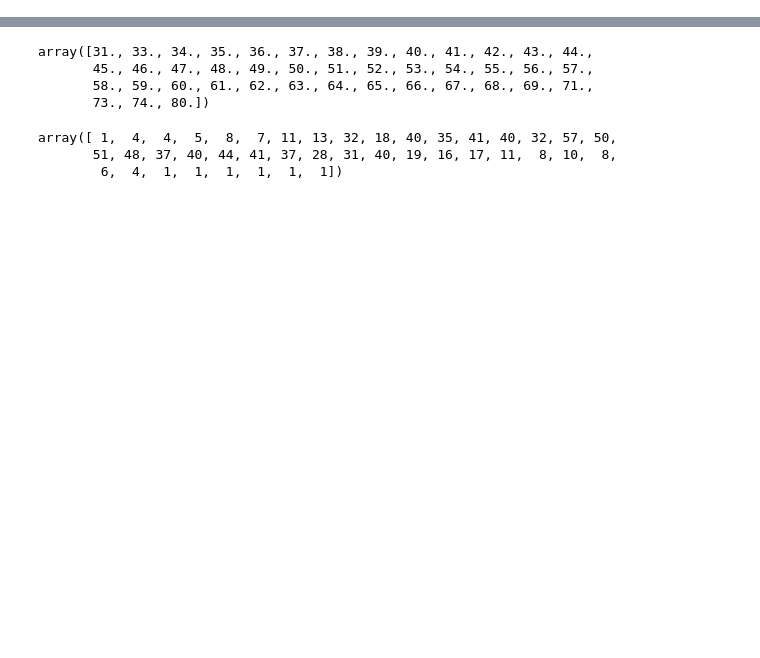
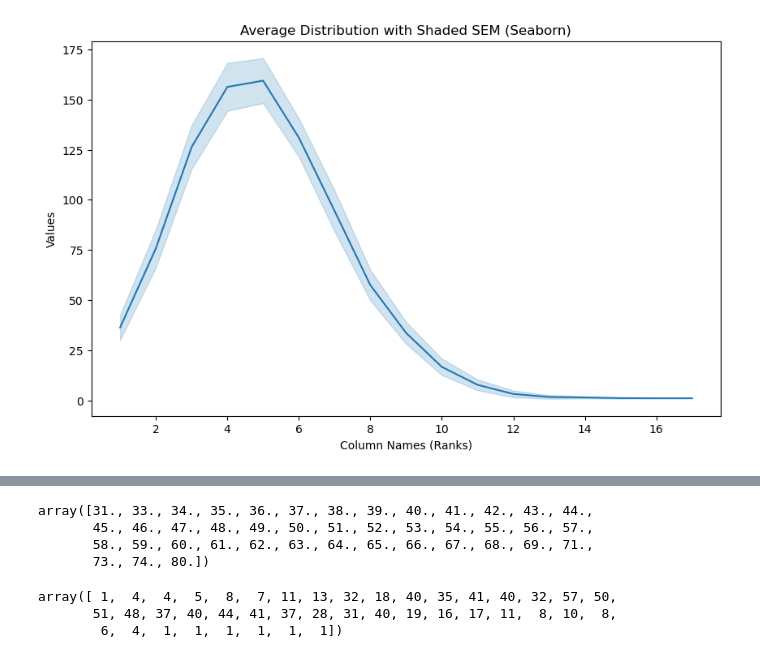
Before and after one commit to ko222uky/odell_tsptools_module, a Jupyter notebook: project4_main/test.ipynb, the cells around one changed output, grey strips where cells are left out. Saved outputs shown, nothing was run; the diff lists cells and outputs as text; code cells hidden in the pictures; blank space fills up the shorter version.

```diff
--- a/project4_main/test.ipynb
+++ b/project4_main/test.ipynb
@@ -48 +124,26 @@ plt.show()
+# %%
+import seaborn as sns
+
+# Replace infinite values with NaN in the DataFrame before plotting
+complete_rank_offspring_df = complete_rank_offspring_df.replace([np.inf, -np.inf], np.nan)
+
+
+# Reset the DataFrame index to ensure proper plotting in Seaborn
+df_reset = complete_rank_offspring_df.reset_index(drop=True)
+
+
+
+# Plot the line graph with Seaborn (now using errorbar='sd' for shaded error bars)
+plt.figure(figsize=(10, 6))
+sns.lineplot(data=df_melted, x='Column', y='Values', errorbar='sd')
+
+# Add labels and title
+plt.xlabel('Column Names (Ranks)')
+plt.ylabel('Values')
+plt.title('Average Distribution with Shaded SEM (Seaborn)')
+
+# Show the plot
+plt.show()
+# %% [output]
+[figure, added]
 # %%
```
Also changed, not shown: parts of 10 cells of this notebook, 2 other files.
